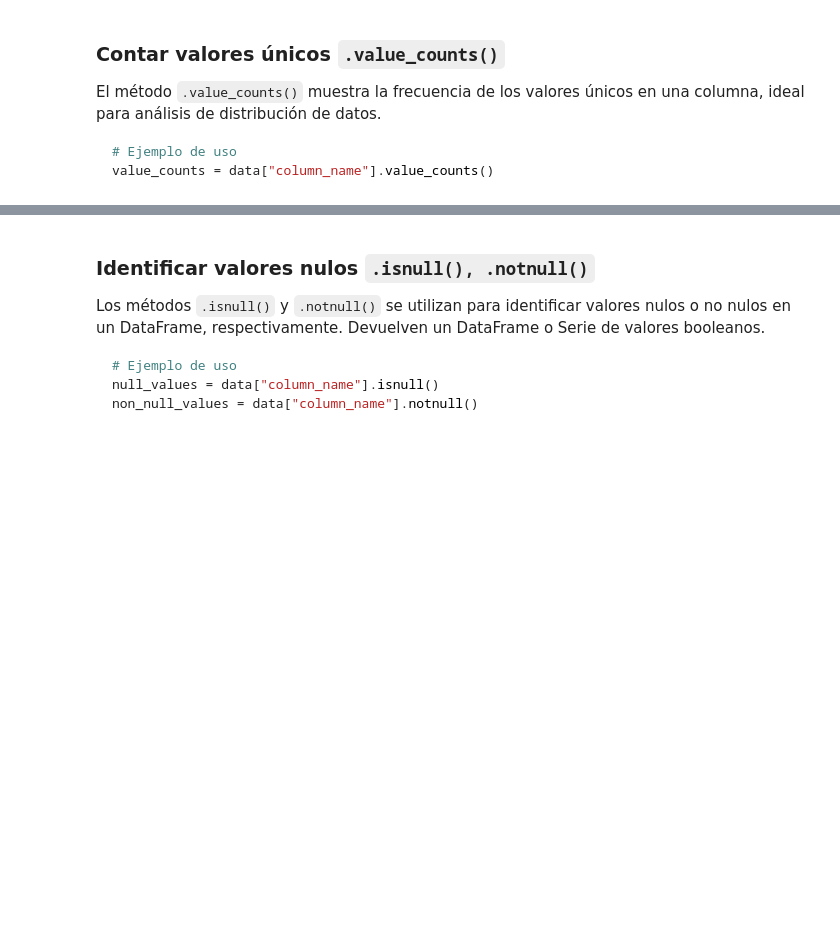
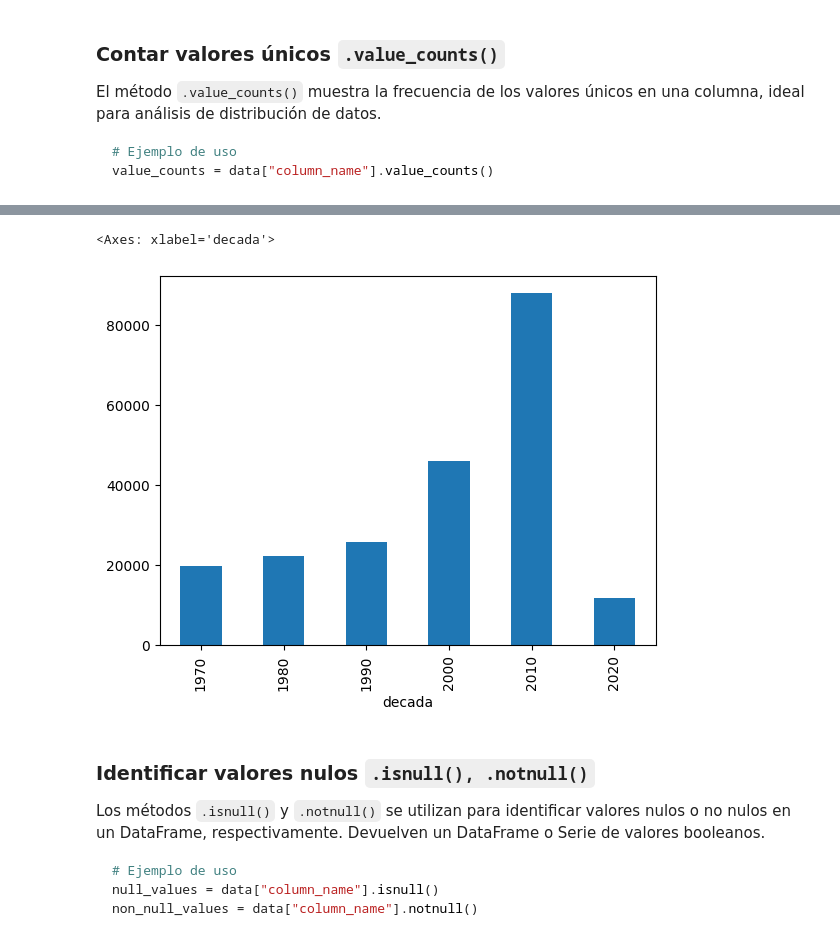
Before and after one commit to Horaciomb/UPB_Herramientas_Basicas_Visualizacion_Datoss_, a Jupyter notebook: Sesion5/s5_pandas.ipynb, the cells around one changed output, grey strips where cells are left out. Saved outputs shown, nothing was run; the diff lists cells and outputs as text; code cells hidden in the pictures; blank space fills up the shorter version.

````diff
--- a/Sesion5/s5_pandas.ipynb
+++ b/Sesion5/s5_pandas.ipynb
@@ -96,3 +190,7 @@ columna, ideal para análisis de distribución de datos.
 # Ejemplo de uso
 value_counts = data["column_name"].value_counts()
 ```
+# %%
+data['year'].value_counts()
+data['decada']=data["year"]//10*10
+data['decada'].value_counts()
@@ -99,3 +217,8 @@ value_counts = data["column_name"].value_counts()
+# %%
+data['decada'].value_counts().sort_index().plot(kind='bar')
+# %% [output]
+<Axes: xlabel='decada'>
+[figure, added]
 # %% [markdown]
 ### Identificar valores nulos `.isnull(), .notnull()`
 
````
Also changed, not shown: parts of 12 cells of this notebook.
